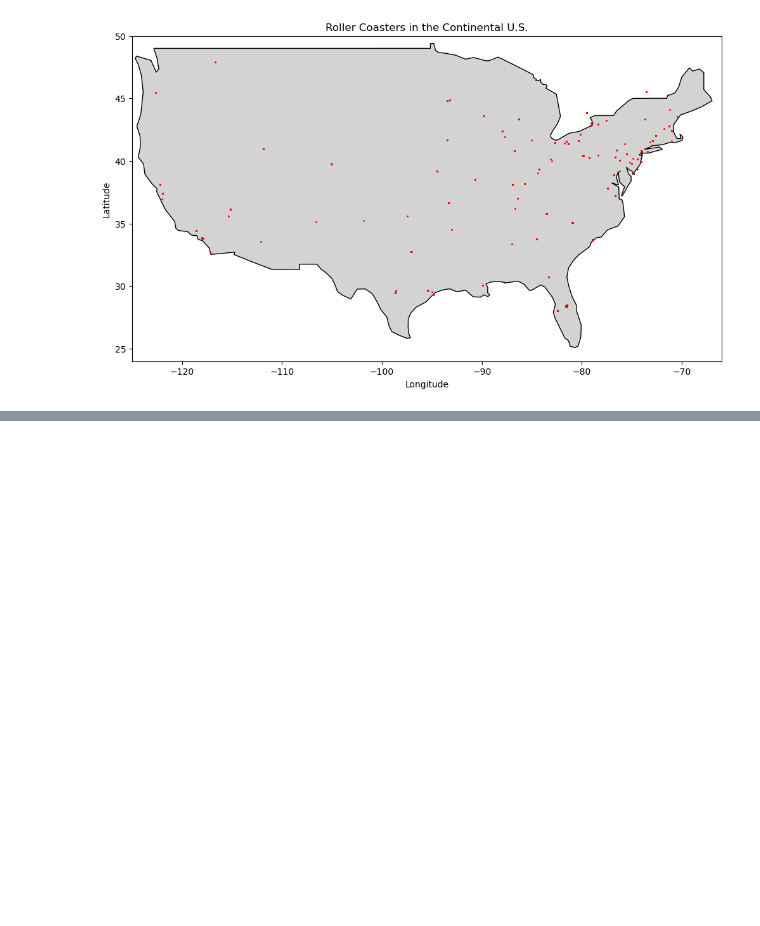
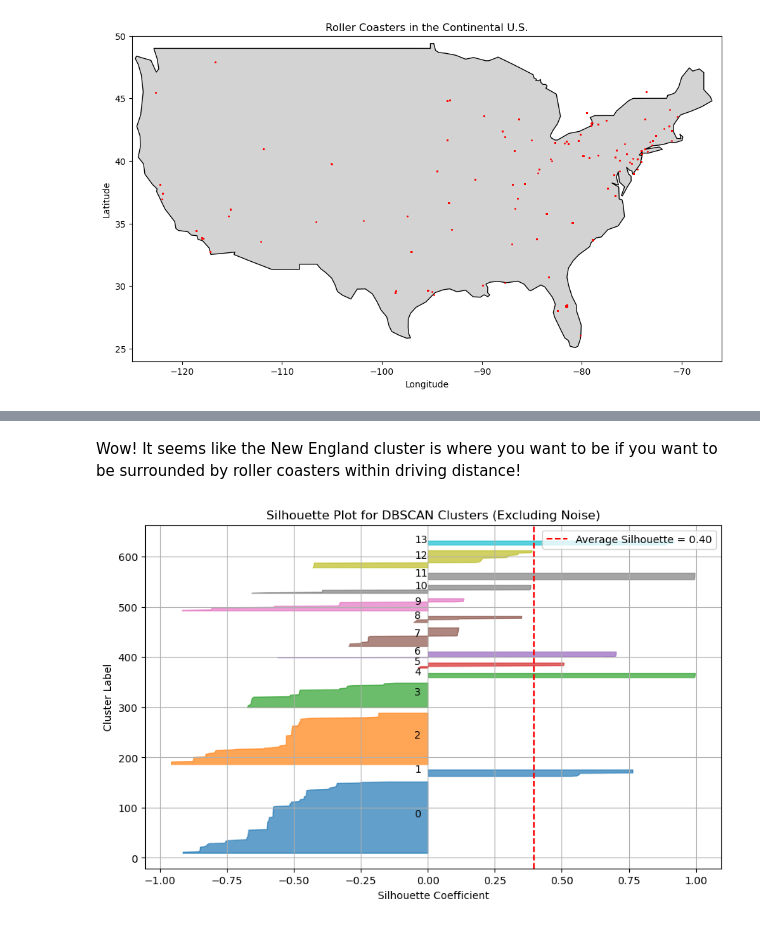
Before and after one commit to legendschwab/cmor438individual, a Jupyter notebook: Unsupervised Machine Learning/2. DBSCAN/dbscancmor438.ipynb, the cells around one changed output, grey strips where cells are left out. Drawn from its saved outputs; the diff is of its cells as text; code cells hidden in the pictures; blank space fills up the shorter version.

```diff
--- a/Unsupervised Machine Learning/2. DBSCAN/dbscancmor438.ipynb
+++ b/Unsupervised Machine Learning/2. DBSCAN/dbscancmor438.ipynb
@@ -166,0 +242,45 @@ There are 42 clusters formed by DBSCAN.
+# %% [markdown]
+Wow! It seems like the New England cluster is where you want to be if you want to be surrounded by roller coasters within driving distance!
+# %%
+from sklearn.metrics import silhouette_samples, silhouette_score
+import matplotlib.cm as cm
+
+
+# Filter out noise for silhouette analysis
+mask = labels != -1
+filtered_coords = us_coasters_coordinates[mask]
+filtered_labels = labels[mask]
+
+# Compute silhouette scores
+silhouette_vals = silhouette_samples(filtered_coords, filtered_labels, metric='haversine')
+avg_score = silhouette_score(filtered_coords, filtered_labels)
+
+# Get number of clusters
+n_clusters = len(set(filtered_labels))
+
+# Start plotting
+fig, ax = plt.subplots(figsize=(10, 6))
+
+y_lower = 10
+for i, cluster in enumerate(sorted(set(filtered_labels))):
+    cluster_vals = silhouette_vals[filtered_labels == cluster]
+    cluster_vals.sort()
+    size = len(cluster_vals)
+    y_upper = y_lower + size
+
+    color = cm.tab10(float(i) / n_clusters)
+    ax.fill_betweenx(np.arange(y_lower, y_upper), 0, cluster_vals,
+                     facecolor=color, edgecolor=color, alpha=0.7)
+
+    ax.text(-0.05, y_lower + 0.5 * size, str(cluster))
+    y_lower = y_upper + 10
+
+ax.axvline(avg_score, color="red", linestyle="--", label=f"Average Silhouette = {avg_score:.2f}")
+ax.set_title("Silhouette Plot for DBSCAN Clusters (Excluding Noise)")
+ax.set_xlabel("Silhouette Coefficient")
+ax.set_ylabel("Cluster Label")
+ax.legend()
+plt.grid(True)
+plt.show()
+# %% [output]
+[figure, added]
```
Also changed, not shown: parts of 10 cells of this notebook.
